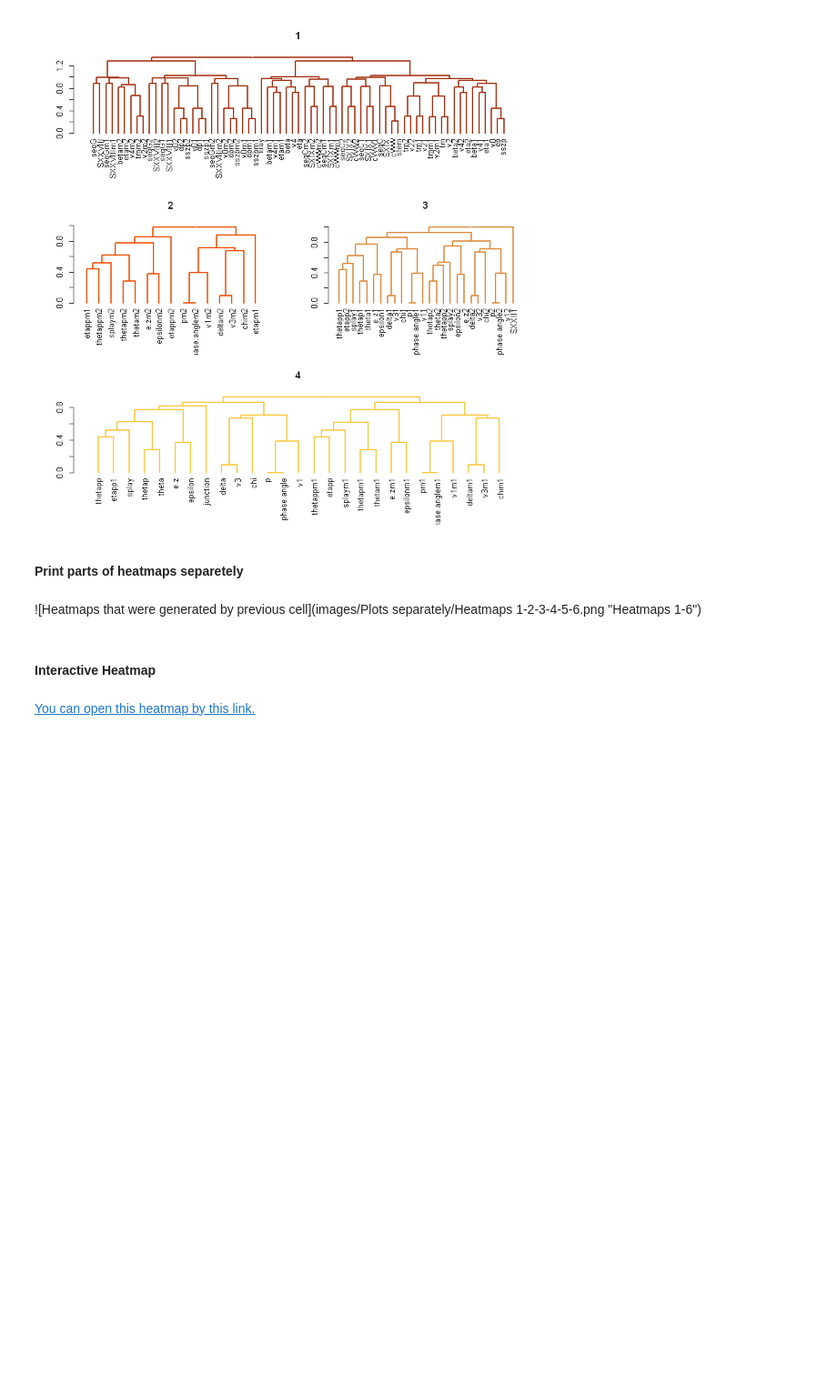
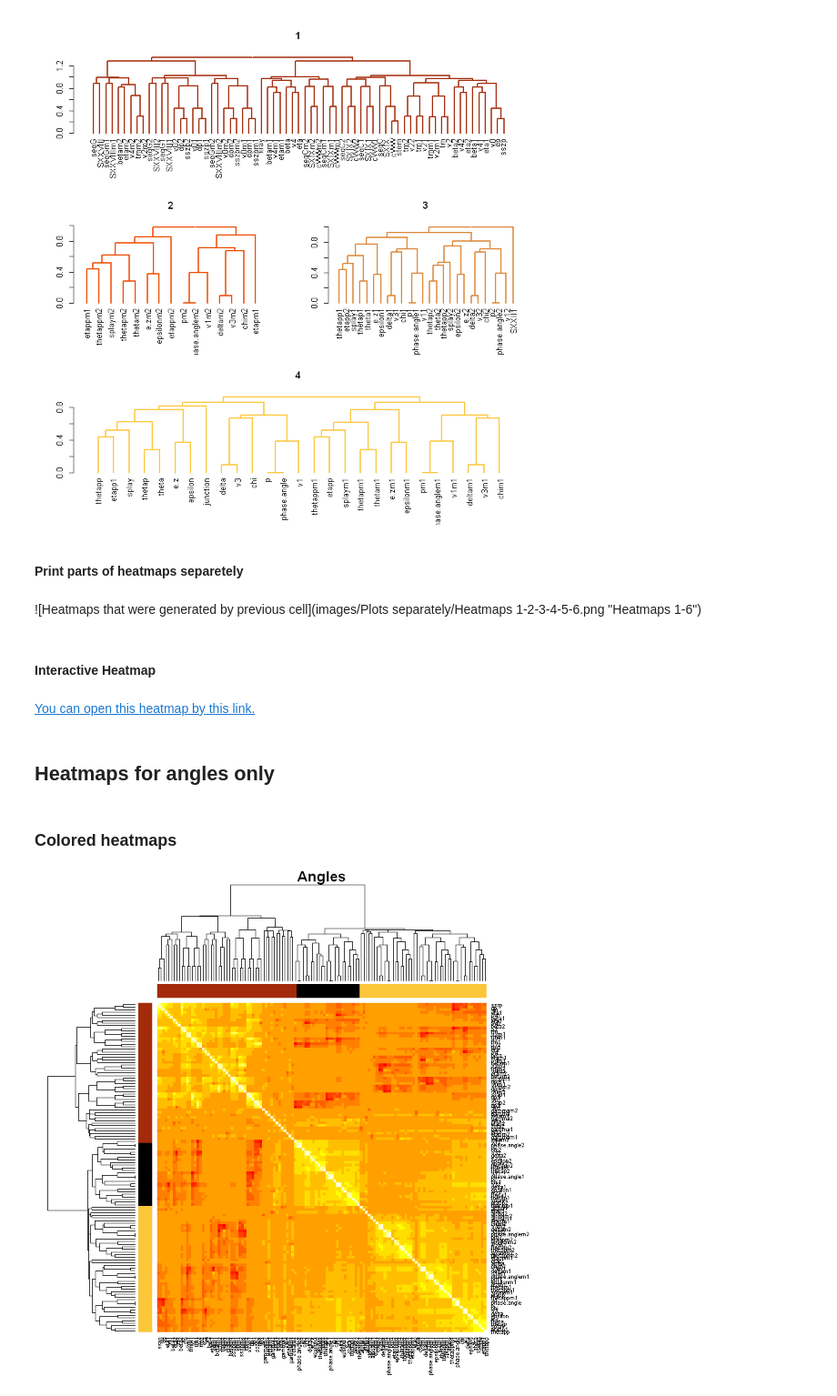
Before and after one commit to PollyTikhonova/coursework, a Jupyter notebook: correlation/Correlations. R code.ipynb, the cells around one changed output. Shown: that part at 91% size. Drawn from its saved outputs; the diff is of its cells as text; code cells hidden in the pictures; blank space fills up the shorter version.

Commit message:
add info about angles

```diff
--- a/correlation/Correlations. R code.ipynb
+++ b/correlation/Correlations. R code.ipynb
@@ -161,3 +161,42 @@ heatmaply(correlation.gene,
           )
 # %% [markdown]
 <a href="Correlations Interactive version сlassic.html">You can open this heatmap by this link.</a>
+# %% [markdown]
+## Heatmaps for angles only
+# %%
+correlation.gene.angles = cor(data_om[,5:129],method = 'spearman')
+heat.angles = heatmap(correlation.gene.angles,
+               symm = TRUE,
+               distfun = function(x){as.dist(1-x)},
+               main = 'Angles',
+               keep.dendro = T)
+dendro.angles = heat.angles$Rowv
+dendro_norm.angles = heat.angles$Colv
+rowinds.angles = rev(heat.angles$rowInd)
+
+dendro.angles.1 = dendro.angles[[2]]
+dendro.angles.2 = dendro.angles[[1]][[2]]
+dendro.angles.3 = dendro.angles[[1]][[1]]
+# %% [markdown]
+### Colored heatmaps
+# %%
+colors.angles =  c(rep('black', length(labels(dendro.angles))))
+
+a = sapply(rowinds.angles[1:length(labels(dendro.angles.3))], function(x){
+  colors.angles[x] <<- color1
+})
+
+a = sapply(rowinds.angles[(length(rowinds.angles)-length(labels(dendro.angles.1))):length(rowinds.angles)], function(x){
+  colors.angles[x] <<- color4
+})
+
+heat.angles = heatmap(correlation.gene.angles,
+               symm = TRUE,
+               distfun = function(x){as.dist(1-x)},
+               main = 'Angles',
+               keep.dendro = T,
+               RowSideColors = colors.angles,
+               ColSideColors = colors.angles
+)
+# %% [output]
+[figure, added]
```
Also changed, not shown: parts of 3 cells of this notebook, 12 other files.
